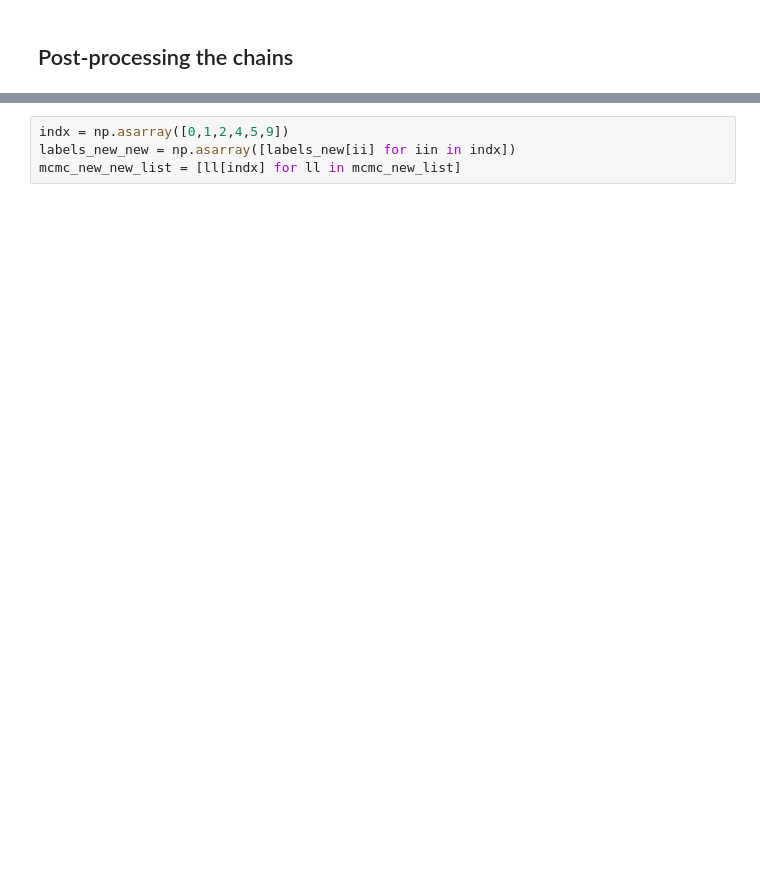
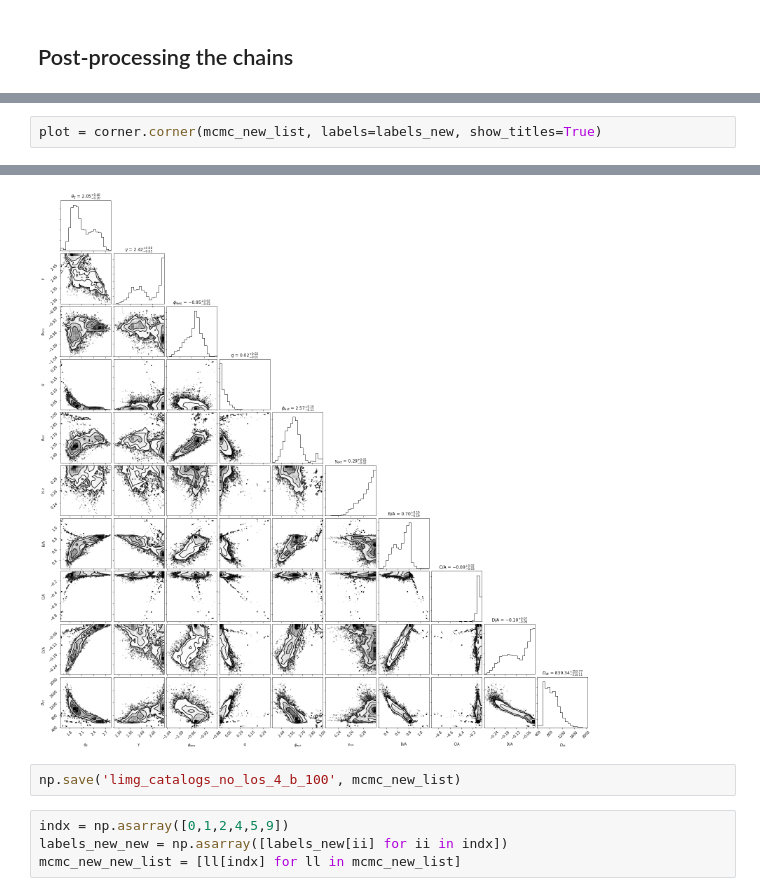
Before and after one commit to Christovis/H0-from-catalogued-strong-lensing, a Jupyter notebook: Lenstronomy/EDA_catalogue_modelling_092.ipynb, the cells around one changed output, grey strips where cells are left out. Cells and saved outputs as stored; diff of their text form; blank space fills up the shorter version.

```diff
--- a/Lenstronomy/EDA_catalogue_modelling_092.ipynb
+++ b/Lenstronomy/EDA_catalogue_modelling_092.ipynb
@@ -467,0 +435,3 @@ for i in range(len(samples_mcmc)):
+# %%
+plot = corner.corner(mcmc_new_list, labels=labels_new, show_titles=True)
+# %% [output]
@@ -468,6 +439,9 @@ for i in range(len(samples_mcmc)):
+[figure, added]
+# %%
+np.save('limg_catalogs_no_los_4_b_100', mcmc_new_list)
 # %%
 indx = np.asarray([0,1,2,4,5,9])
-labels_new_new = np.asarray([labels_new[ii] for iin in indx])
+labels_new_new = np.asarray([labels_new[ii] for ii in indx])
 mcmc_new_new_list = [ll[indx] for ll in mcmc_new_list]
 # %%
 plot = corner.corner(
```
Also changed, not shown: parts of 15 cells of this notebook, 2 other files.
